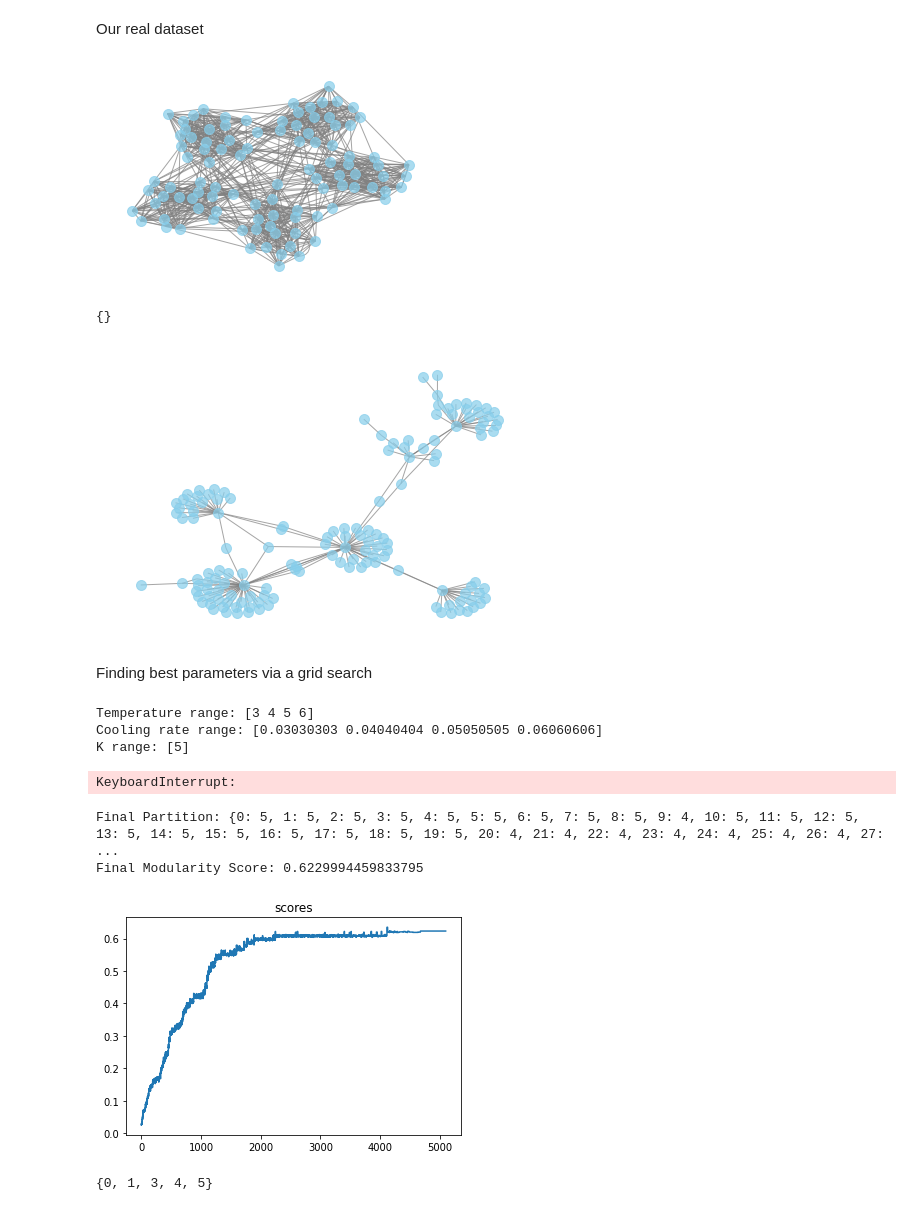
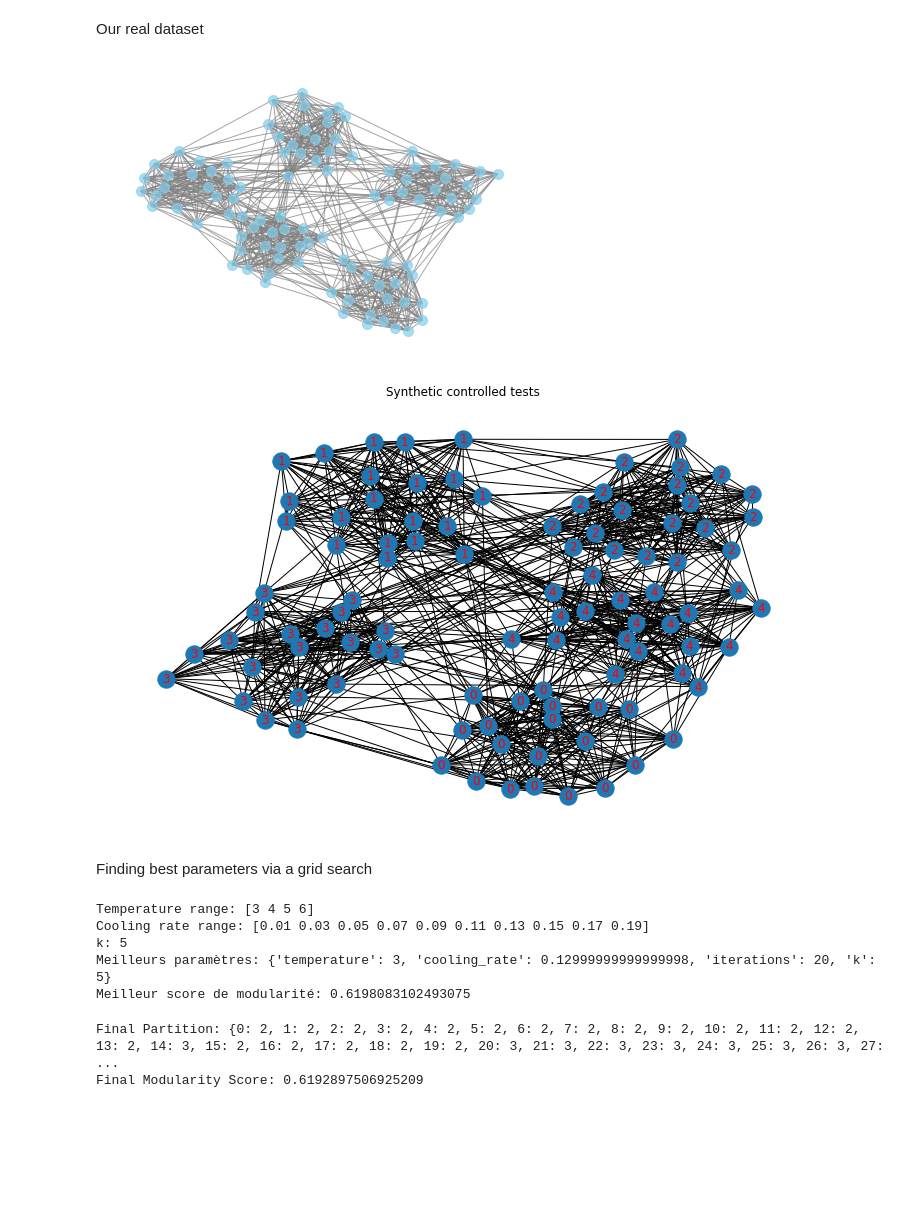
Before and after one commit to chiararov/Graph-Clustering, a Jupyter notebook: modularity.ipynb, the cells around one changed output. Drawn from its saved outputs; the diff is of its cells as text; code cells hidden in the pictures; blank space fills up the shorter version.

```diff
--- a/modularity.ipynb
+++ b/modularity.ipynb
@@ -23,73 +23,54 @@ Our real dataset
 # %%
 G = nx.relaxed_caveman_graph(5,20, 0.2, seed=None)
 pos = nx.spring_layout(G)
-state_pos = {n: (x, y) for n, (x,y) in pos.items()}
-node_states = nx.get_node_attributes(G, 'spin')
-nx.draw_networkx_labels(G, state_pos, labels=node_states, font_color='red')
 nx.draw(G, pos, with_labels=False, node_size=100, node_color="skyblue", font_size=10, font_color="black", font_weight="bold", edge_color="gray", linewidths=1, alpha=0.7)
 plt.show()
 # %% [output]
-[figure, old version]
+[figure, new version]
-# %%
-print(node_states)
-# %% [output]
-{}
-# %%
-path="Datasets/CA-HepTh.txt"
-G= nx.read_edgelist(path, comments='#',delimiter='\t')
-
-pos = nx.spring_layout(G)
-nx.draw(G, pos, with_labels=False, node_size=100, node_color="skyblue", font_size=10, font_color="black", font_weight="bold", edge_color="gray", linewidths=1, alpha=0.7)
-plt.show()
-# %% [output]
-[figure, removed]
+# %%
+
+G = generate_known_cluster(100,5,0.7,0.1)
+plt.figure(figsize=(10,6))
+pos = nx.spring_layout(G)
+node_states = nx.get_node_attributes(G, 'spin')
+state_pos = {n: (x, y) for n, (x,y) in pos.items()}
+nx.draw(G,pos)
+nx.draw_networkx_labels(G, state_pos, labels=node_states, font_color='red')
+plt.title("Synthetic controlled tests")
+plt.show()
+# %% [output]
+[figure, added]
 # %% [markdown]
 Finding best parameters via a grid search
 # %%
 # Appliquer la recherche en grille
-iterations = 100
+iterations = 20
 temperature_range = np.arange(3, 7, 1)
-cooling_rate_range = temperature_range/(iterations-1)
-k_range = np.arange(5, 6, 1)
-best_params, best_score = grid_search(G, temperature_range, cooling_rate_range, iterations, k_range)
+cooling_rate_range = np.arange(0.01,0.2,0.02)
+k = 5
+best_params, best_score = grid_search(G, temperature_range, cooling_rate_range, iterations, k)
 
 print("Meilleurs paramètres:", best_params)
 print("Meilleur score de modularité:", best_score)
 # %% [output]
 Temperature range: [3 4 5 6]
-Cooling rate range: [0.03030303 0.04040404 0.05050505 0.06060606]
-K range: [5]
+Cooling rate range: [0.01 0.03 0.05 0.07 0.09 0.11 0.13 0.15 0.17 0.19]
+k: 5
+Meilleurs paramètres: {'temperature': 3, 'cooling_rate': 0.12999999999999998, 'iterations': 20, 'k': 5}
+Meilleur score de modularité: 0.6198083102493075
-KeyboardInterrupt:
 # %%
-# # Meilleurs paramètres: {'temperature': 5, 'cooling_rate': 0.15151515151515152, 'iterations': 100, 'k': 7}
-# k=best_params['k']
-# temperature=best_params['temperature']
-# cooling_rate=best_params['cooling_rate']
-# iterations=best_params['iterations']
-
-k=5
+k=best_params['k']
+temperature=best_params['temperature']
+cooling_rate=best_params['cooling_rate']
 temperature=5
-cooling_rate=0.15151515151515152
-iterations=50
-
-
+k=6
+iterations=40
 initial_partition = {node: random.randint(0,k) for node in G.nodes()}
 
-# Appliquer le Simulated Annealing
 final_partition, final_score, scores = simulated_annealing(G, initial_partition, temperature, cooling_rate, iterations)
 
 print("Final Partition:", final_partition)
 print("Final Modularity Score:", final_score)
-
-
-plt.plot(scores)
-plt.title("scores")
-plt.show()
 # %% [output]
-Final Partition: {0: 5, 1: 5, 2: 5, 3: 5, 4: 5, 5: 5, 6: 5, 7: 5, 8: 5, 9: 4, 10: 5, 11: 5, 12: 5, 13: 5, 14: 5, 15: 5, 16: 5, 17: 5, 18: 5, 19: 5, 20: 4, 21: 4, 22: 4, 23: 4, 24: 4, 25: 4, 26: 4, 27: ...
-Final Modularity Score: 0.6229994459833795
+Final Partition: {0: 2, 1: 2, 2: 2, 3: 2, 4: 2, 5: 2, 6: 2, 7: 2, 8: 2, 9: 2, 10: 2, 11: 2, 12: 2, 13: 2, 14: 3, 15: 2, 16: 2, 17: 2, 18: 2, 19: 2, 20: 3, 21: 3, 22: 3, 23: 3, 24: 3, 25: 3, 26: 3, 27: ...
+Final Modularity Score: 0.6192897506925209
-[figure, removed]
-# %%
-set(final_partition.values())
-# %% [output]
-{0, 1, 3, 4, 5}
```
Also changed, not shown: parts of 3 cells of this notebook, 5 other files.
